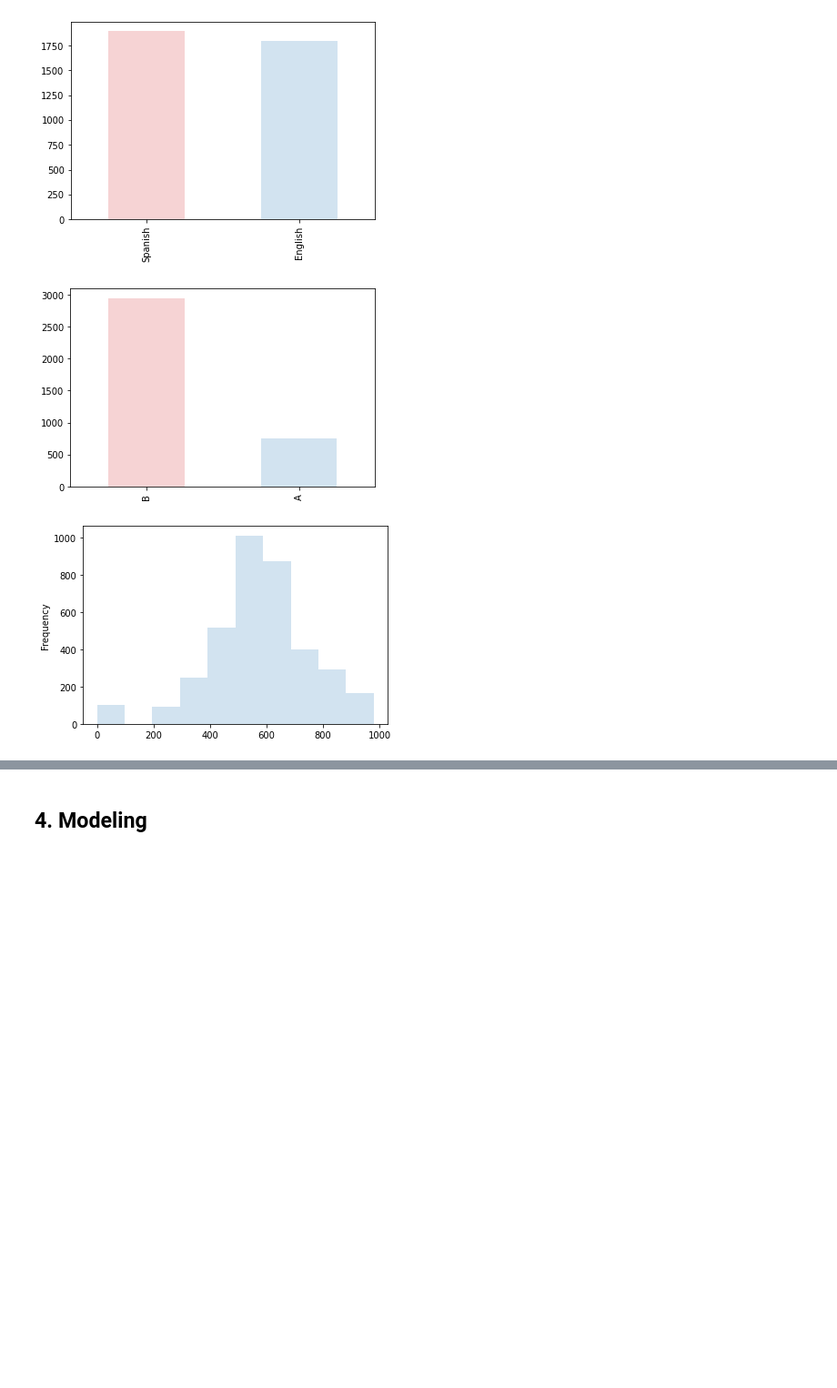
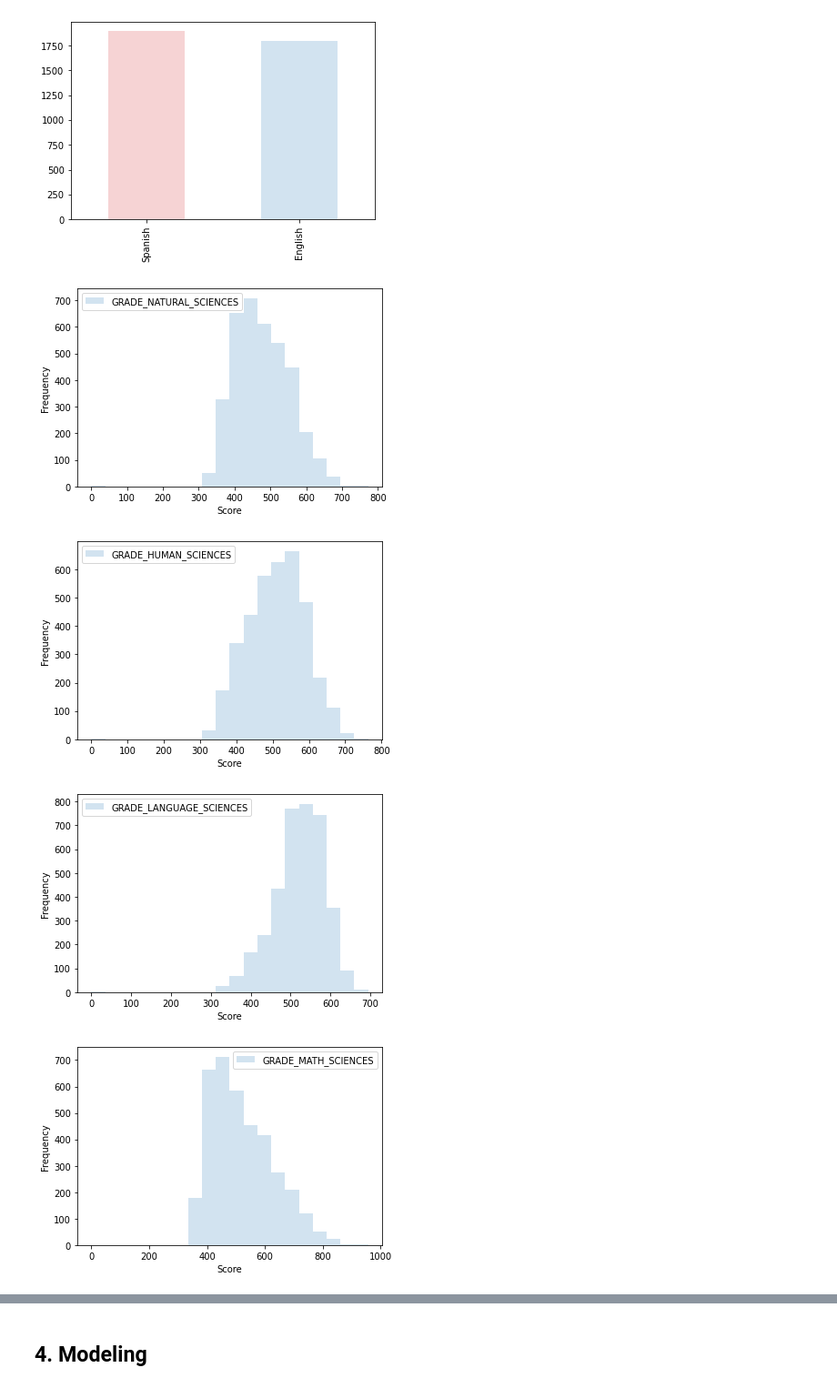
Before and after one commit to thiagofuruchima/enem_ds, a Jupyter notebook: enem_data_study.ipynb, the cells around one changed output, grey strips where cells are left out. Shown at 91% size. Drawn from its saved outputs; the diff is of its cells as text; code cells hidden in the pictures; blank space fills up the shorter version.

```diff
--- a/enem_data_study.ipynb
+++ b/enem_data_study.ipynb
@@ -176,6 +176,7 @@ It looks like the everyone has their personal information complete, but not ever
 
 Since our analysis is focused only on those who completed the whole exam, we're going to discard the rows with missing information for the grades.
 # %%
-df.dropna(subset=['GRADE_NATURAL_SCIENCES','GRADE_HUMAN_SCIENCES','GRADE_LANGUAGE_SCIENCES','GRADE_MATH_SCIENCES','GRADE_ESSAY'], inplace=True)
+grades_columns = ['GRADE_NATURAL_SCIENCES','GRADE_HUMAN_SCIENCES','GRADE_LANGUAGE_SCIENCES','GRADE_MATH_SCIENCES','GRADE_ESSAY']
+df.dropna(subset=grades_columns, inplace=True)
 # %% [markdown]
 Now, let's do some graphical EDA. For the numericals, we're going to plot the distribution, for the categoricals, the count/proportion.
@@ -203,15 +198,15 @@ df['FOREIGN_LANGUAGE'].value_counts().plot(kind='bar', color=['#d62728', '#1f77b
 plt.show()
 # %% [output]
 [figure]
-# %%
-# Plot the 'Internet Access' count (A="Don't have internet Access at home", B="Have internet Access at home")
-df['Q025'].value_counts().plot(kind='bar', color=['#d62728', '#1f77b4'], alpha=.2)
-plt.show()
-# %% [output]
-[figure, removed]
 # %%
-# Plot a histogram for the  'Essay Score'
-df['GRADE_ESSAY'].plot(kind='hist', alpha=0.2)
-plt.show()
+# Plot a histogram for the grades
+for column in grades_columns:
+  df[column].plot(kind='hist', alpha=0.2, bins=20)
+  plt.xlabel("Score")
+  plt.legend()
+  plt.show()
 # %% [output]
-[figure, old version]
+[figure, new version]
+[figure, added]
+[figure, added]
+[figure, added]
```
Also changed, not shown: parts of 48 cells of this notebook.
